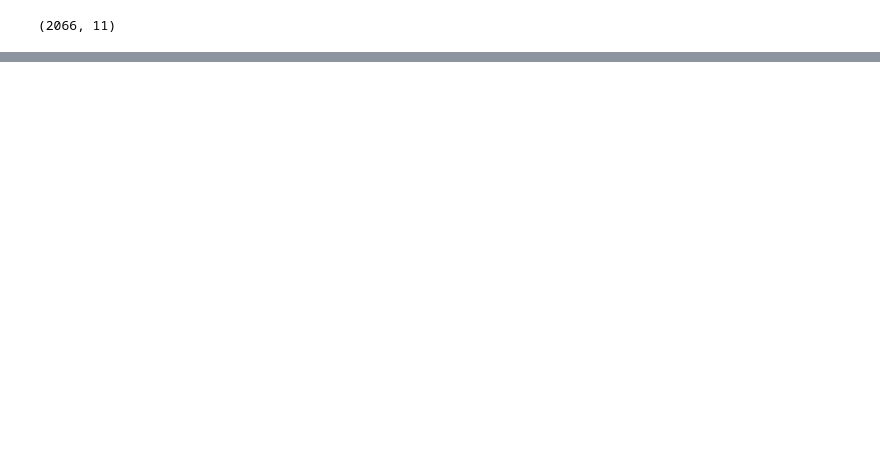
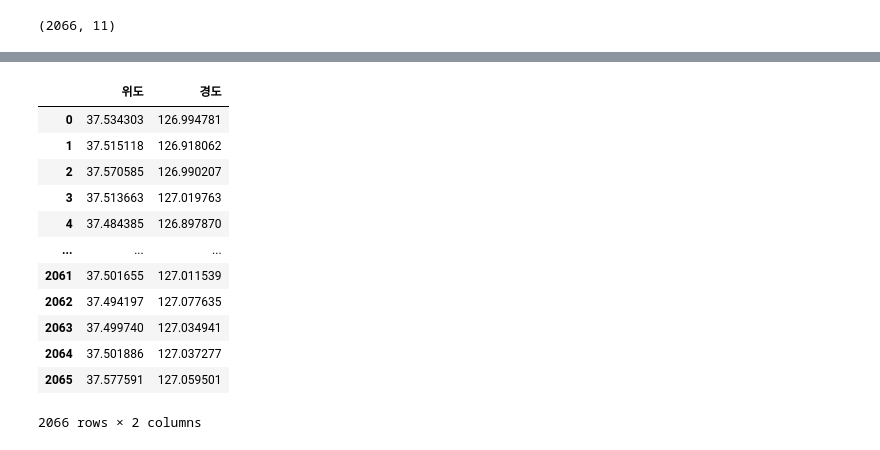
Before and after one commit to ujcheon/Bigdata_Analysis, a Jupyter notebook: 스타벅스_이디야_상관성분석.ipynb, the cells around one changed output, grey strips where cells are left out. Cells and saved outputs as stored; diff of their text form; code cells hidden in the pictures; blank space fills up the shorter version.

```diff
--- a/스타벅스_이디야_상관성분석.ipynb
+++ b/스타벅스_이디야_상관성분석.ipynb
@@ -147,0 +159,16 @@ df_cafe.to_csv('df_cafe.csv',index=False)
+# %%
+df_cafe[['위도','경도']] #.plot.scatter(x='경도',y='위도')
+# %% [output]
+|  | 위도 | 경도 |
+| 0 | 37.534303 | 126.994781 |
+| 1 | 37.515118 | 126.918062 |
+| 2 | 37.570585 | 126.990207 |
+| 3 | 37.513663 | 127.019763 |
+| 4 | 37.484385 | 126.897870 |
+| ... | ... | ... |
+| 2061 | 37.501655 | 127.011539 |
+| 2062 | 37.494197 | 127.077635 |
+| 2063 | 37.499740 | 127.034941 |
+| 2064 | 37.501886 | 127.037277 |
+| 2065 | 37.577591 | 127.059501 |
+2066 rows × 2 columns
```
Also changed, not shown: parts of 23 cells of this notebook, 1 other file.
